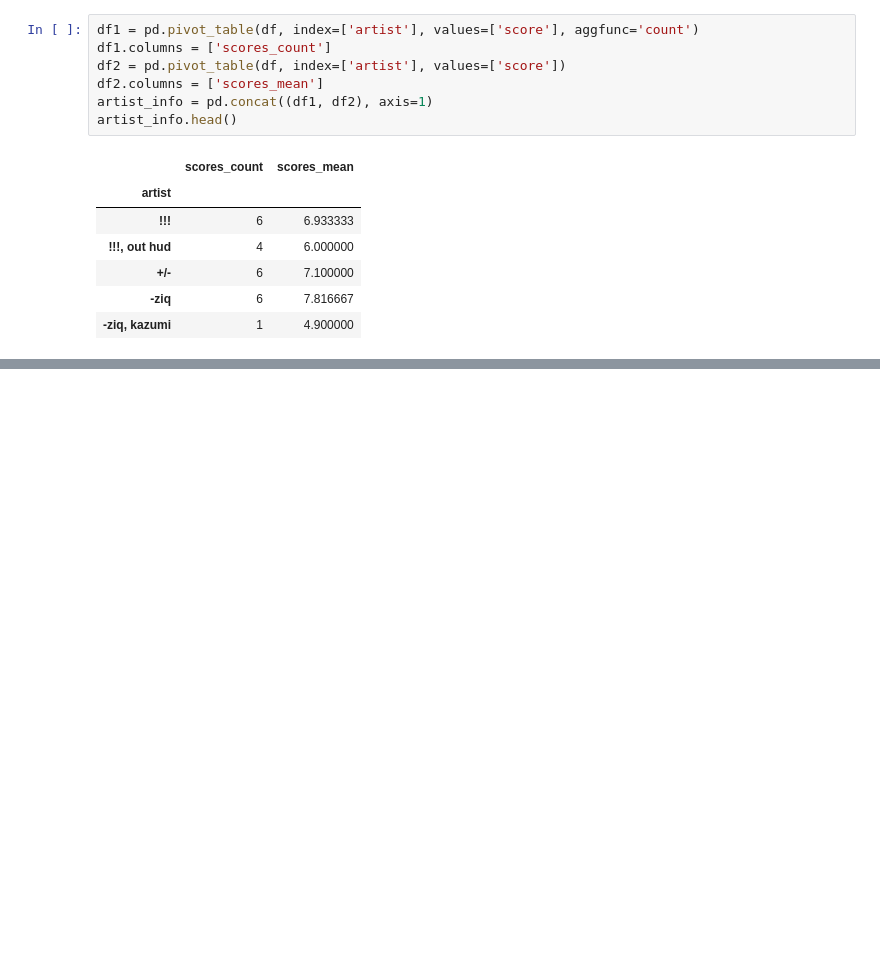
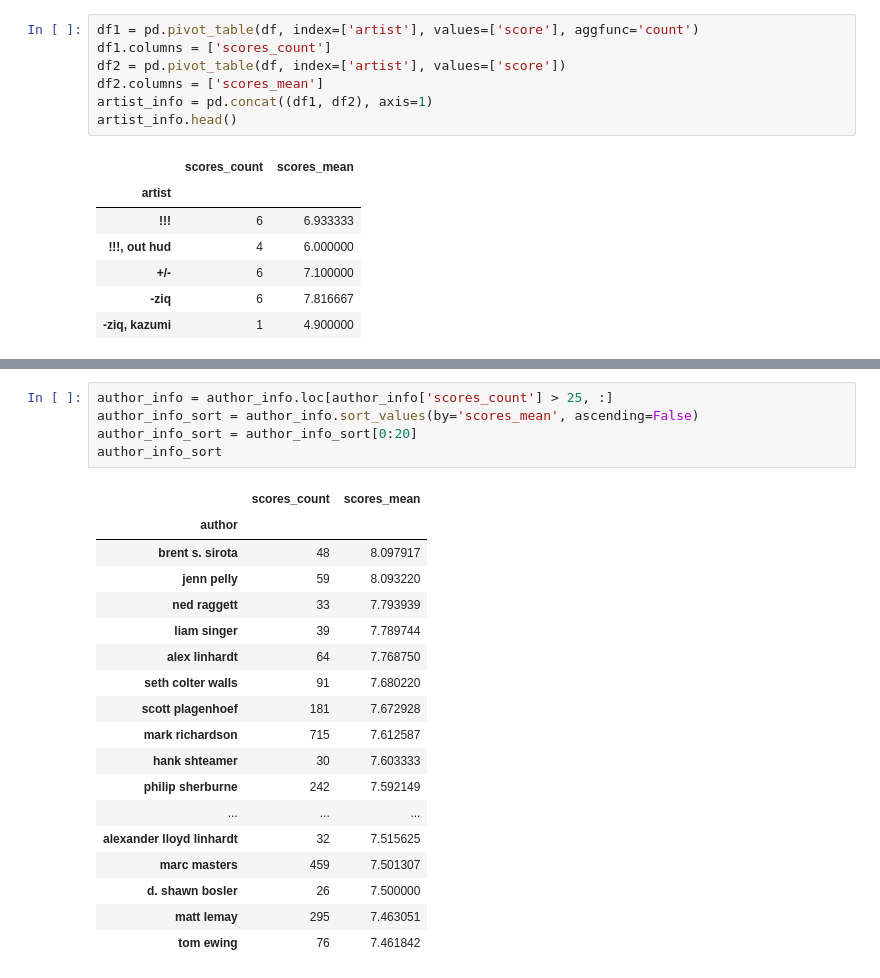
Before and after one commit to MPhillips55/Pitchfork_NLP_Analysis, a Jupyter notebook: Data/Dataset Basic Info.ipynb, the cells around one changed output, grey strips where cells are left out. Drawn from its saved outputs; the diff is of its cells as text; blank space fills up the shorter version.

```diff
--- a/Data/Dataset Basic Info.ipynb
+++ b/Data/Dataset Basic Info.ipynb
@@ -340,0 +380,24 @@ artist_info_sort
+# %%
+author_info = author_info.loc[author_info['scores_count'] > 25, :]
+author_info_sort = author_info.sort_values(by='scores_mean', ascending=False)
+author_info_sort = author_info_sort[0:20]
+author_info_sort
+# %% [output]
+|  | scores_count | scores_mean |
+| author |  |  |
+| brent s. sirota | 48 | 8.097917 |
+| jenn pelly | 59 | 8.093220 |
+| ned raggett | 33 | 7.793939 |
+| liam singer | 39 | 7.789744 |
+| alex linhardt | 64 | 7.768750 |
+| seth colter walls | 91 | 7.680220 |
+| scott plagenhoef | 181 | 7.672928 |
+| mark richardson | 715 | 7.612587 |
+| hank shteamer | 30 | 7.603333 |
+| philip sherburne | 242 | 7.592149 |
+| ... | ... | ... |
+| alexander lloyd linhardt | 32 | 7.515625 |
+| marc masters | 459 | 7.501307 |
+| d. shawn bosler | 26 | 7.500000 |
+| matt lemay | 295 | 7.463051 |
+| tom ewing | 76 | 7.461842 |
```
Also changed, not shown: parts of 7 cells of this notebook.
